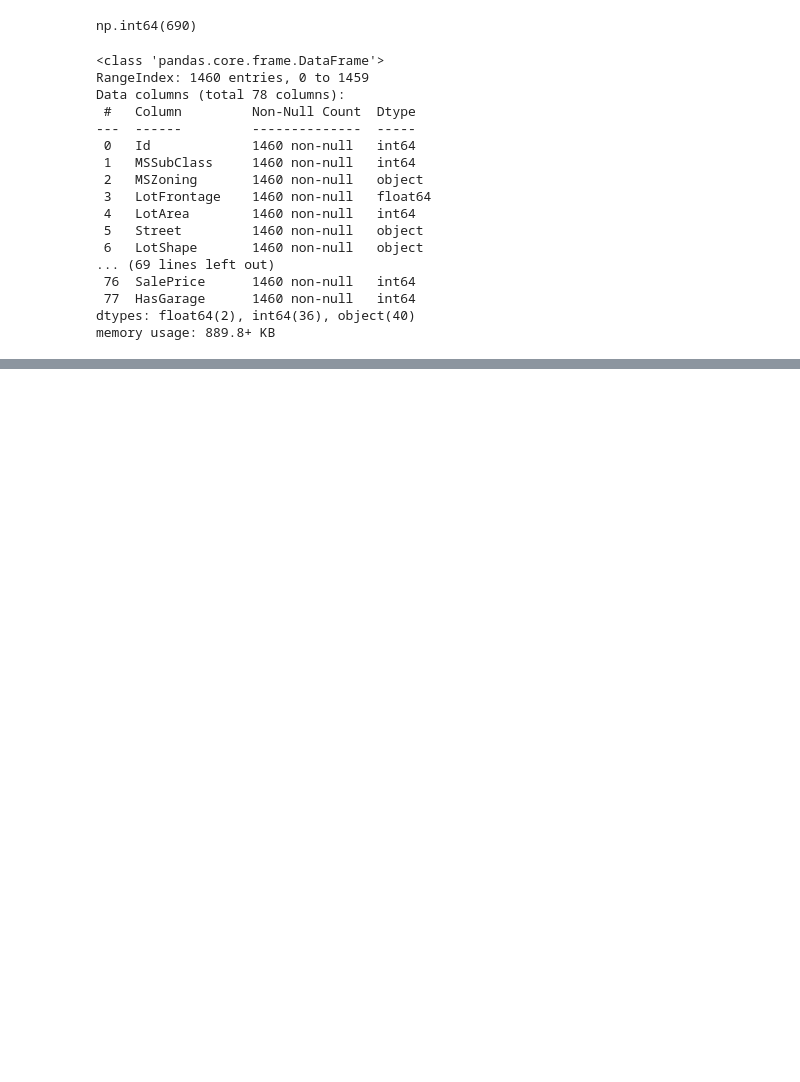
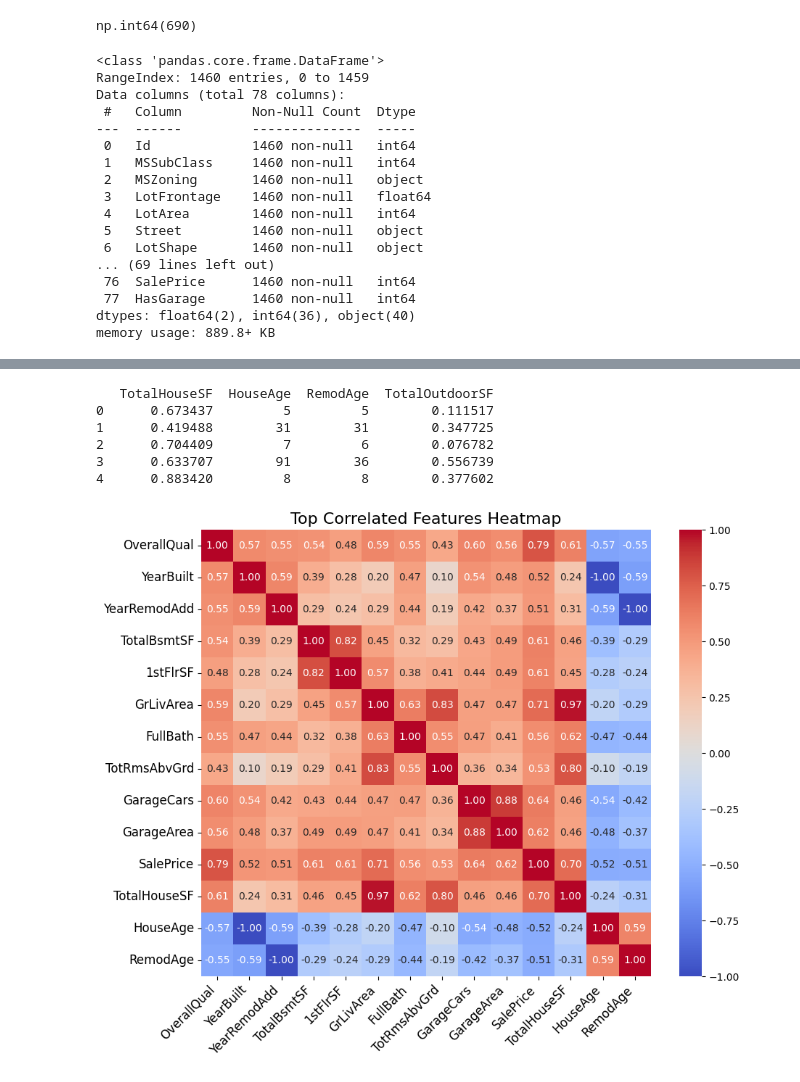
Before and after one commit to param10/HousePrediction, a Jupyter notebook: House_prediction.ipynb, the cells around one changed output, grey strips where cells are left out. Saved outputs shown, nothing was run; the diff lists cells and outputs as text; code cells hidden in the pictures; blank space fills up the shorter version.

```diff
--- a/House_prediction.ipynb
+++ b/House_prediction.ipynb
@@ -89,6 +107,7 @@ plt.show()
 MavFea = ['MasVnrArea', 'MasVnrType']
 
 train[MavFea] = train[MavFea].fillna('None')
+test[MavFea] = test[MavFea].fillna('None')
 
 print(f'Null values \n{train[MavFea].isnull().sum()}')
 # %% [output]
@@ -113,6 +132,8 @@ plt.show()
 # As you can see most the data does not have built basement there so we will replace it with none to make it simple
 
 train[basement_features] = train[basement_features].fillna('None')
+test[basement_features] = test[basement_features].fillna('None')
+
 print(f'Null values \n{train[basement_features].isnull().sum()}')
 # %% [output]
 Null values
@@ -147,6 +168,7 @@ fill_values = {
 
 for feature in garage_features:
     train[feature] = train[feature].fillna(fill_values[feature])
+    test[feature] = test[feature].fillna(fill_values[feature])
 
 
 print(f'Null values \n{train[garage_features].isnull().sum()}')
@@ -210,0 +329,25 @@ memory usage: 889.8+ KB
+# %%
+# Total area of the house
+train['TotalHouseSF'] = train['TotalBsmtSF'] + train['1stFlrSF'] + train['2ndFlrSF']
+test['TotalHouseSF'] = test['TotalBsmtSF'] + test['1stFlrSF'] + test['2ndFlrSF']
+
+# Age of the house at the time of sale
+train['HouseAge'] = train['YrSold'] - train['YearBuilt']
+test['HouseAge'] = test['YrSold'] - test['YearBuilt']
+
+# Remodeled age
+train['RemodAge'] = train['YrSold'] - train['YearRemodAdd']
+test['RemodAge'] = test['YrSold'] - test['YearRemodAdd']
+
+# Total area considering porches and decks
+train['TotalOutdoorSF'] = train['WoodDeckSF'] + train['OpenPorchSF'] + train['EnclosedPorch'] + train['3SsnPorch'] + train['ScreenPorch']
+test['TotalOutdoorSF'] = test['WoodDeckSF'] + test['OpenPorchSF'] + test['EnclosedPorch'] + test['3SsnPorch'] + test['ScreenPorch']
+
+print(train[['TotalHouseSF', 'HouseAge', 'RemodAge', 'TotalOutdoorSF']].head())
+# %% [output]
+   TotalHouseSF  HouseAge  RemodAge  TotalOutdoorSF
+0      0.673437         5         5        0.111517
+1      0.419488        31        31        0.347725
+2      0.704409         7         6        0.076782
+3      0.633707        91        36        0.556739
+4      0.883420         8         8        0.377602
@@ -210,0 +376,19 @@ memory usage: 889.8+ KB
+# %%
+# Correlation heat map
+# Only numeric
+
+numeric_cols = train.select_dtypes(include=['number'])
+corr_matrix = numeric_cols.corr()
+top_corr_features = corr_matrix.index[abs(corr_matrix["SalePrice"]) > 0.5]
+
+plt.figure(figsize=(10, 8))
+
+sns.heatmap(train[top_corr_features].corr(), annot=True, cmap='coolwarm', fmt=".2f", vmin=-1, vmax=1)
+
+plt.title('Top Correlated Features Heatmap', fontsize=16)
+plt.xticks(rotation=45, ha='right', fontsize=12)
+plt.yticks(fontsize=12)
+
+plt.show()
+# %% [output]
+[figure, added]
```
Also changed, not shown: parts of 22 cells of this notebook, 2 other files.
